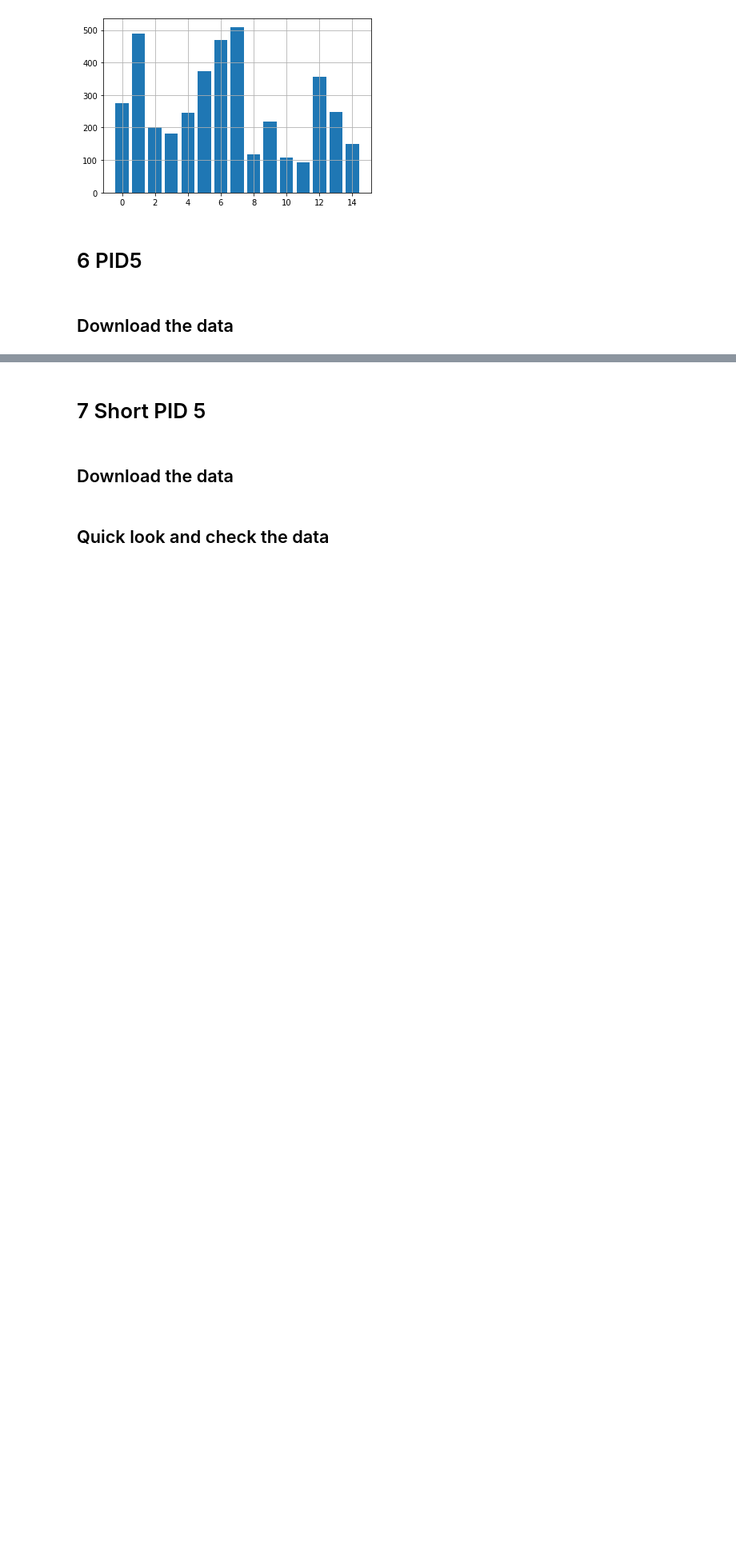
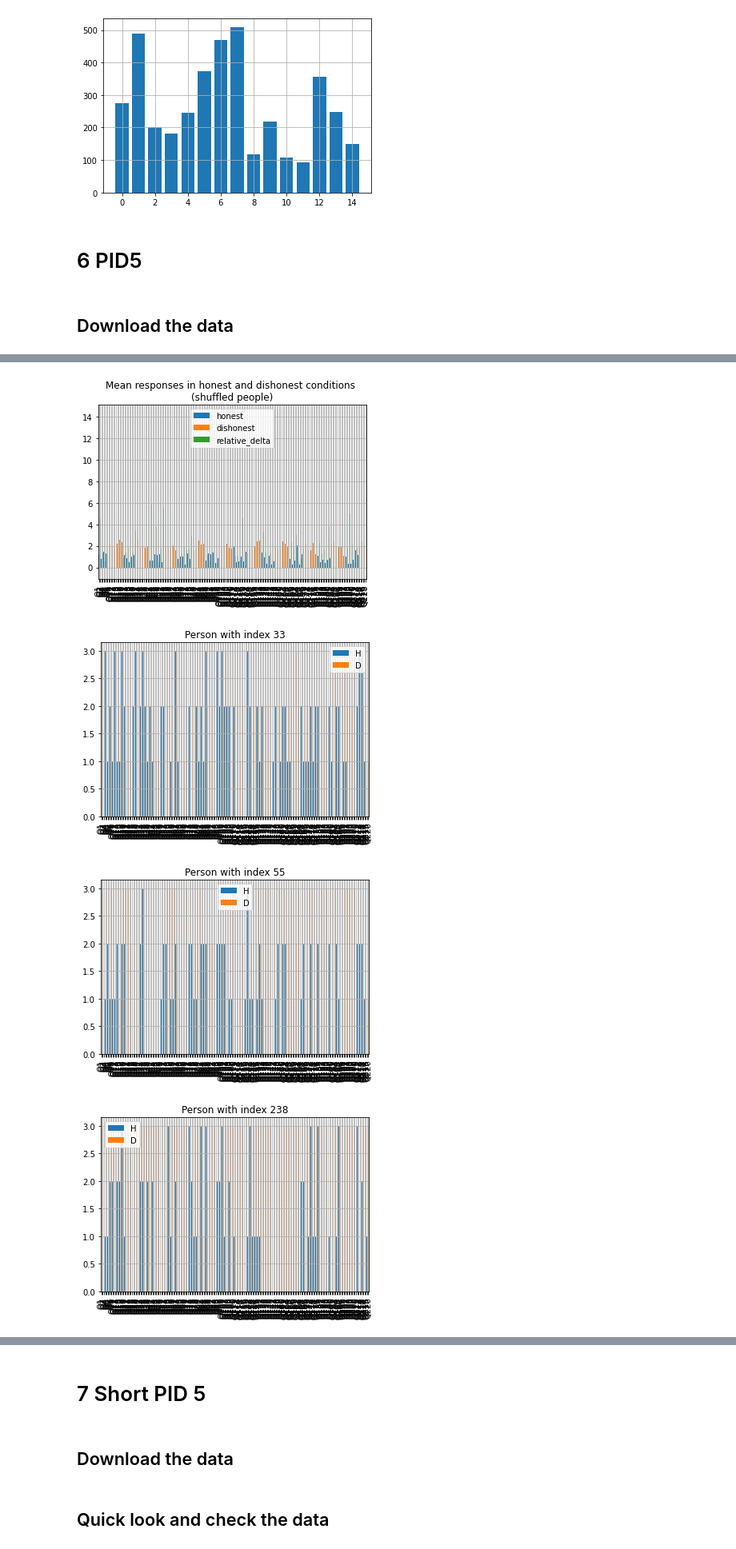
Before and after one commit to PashaIanko/Robust-Feature-Selection, a Jupyter notebook: main.ipynb, the cells around one changed output, grey strips where cells are left out. Shown at 80% size. Cells and saved outputs as stored; diff of their text form; code cells hidden in the pictures; blank space fills up the shorter version.

```diff
--- a/main.ipynb
+++ b/main.ipynb
@@ -1608,0 +1636,15 @@ dataset.head(1)
+# %%
+from sklearn.model_selection import train_test_split
+
+
+df_trainval, df_test = train_test_split(
+    dataset,
+    train_size=TRAINVAL_SIZE,
+    random_state=RANDOM_STATE,
+    stratify=dataset['CONDITION']
+)
+
+check_split_correctness(df_trainval, 'CONDITION')
+check_split_correctness(df_test, 'CONDITION')
+
+df_trainval.shape, df_test.shape
@@ -1608,0 +1653,9 @@ dataset.head(1)
+# %%
+df_train, df_val = train_test_split(
+    df_trainval,
+    train_size=TRAIN_SIZE,
+    random_state=RANDOM_STATE,
+    stratify=df_trainval['CONDITION']
+)
+
+[check_split_correctness(df_, 'CONDITION') for df_ in [df_train, df_val]]
@@ -1608,0 +1666,9 @@ dataset.head(1)
+# %%
+df_sample = prepare_sample(
+    dataset,
+    sample_size_=PSYCHOLOGIC_SAMPLE_SIZE,
+    random_state_=RANDOM_STATE
+)
+
+verify_sample_correctness(dataset, df_sample)
+df_sample.head()
@@ -1608,0 +1685,7 @@ dataset.head(1)
+# %%
+plot_insights(df_train, df_sample)
+# %% [output]
+[figure, added]
+[figure, added]
+[figure, added]
+[figure, added]
```
Also changed, not shown: parts of 48 cells of this notebook, 1 other file.
